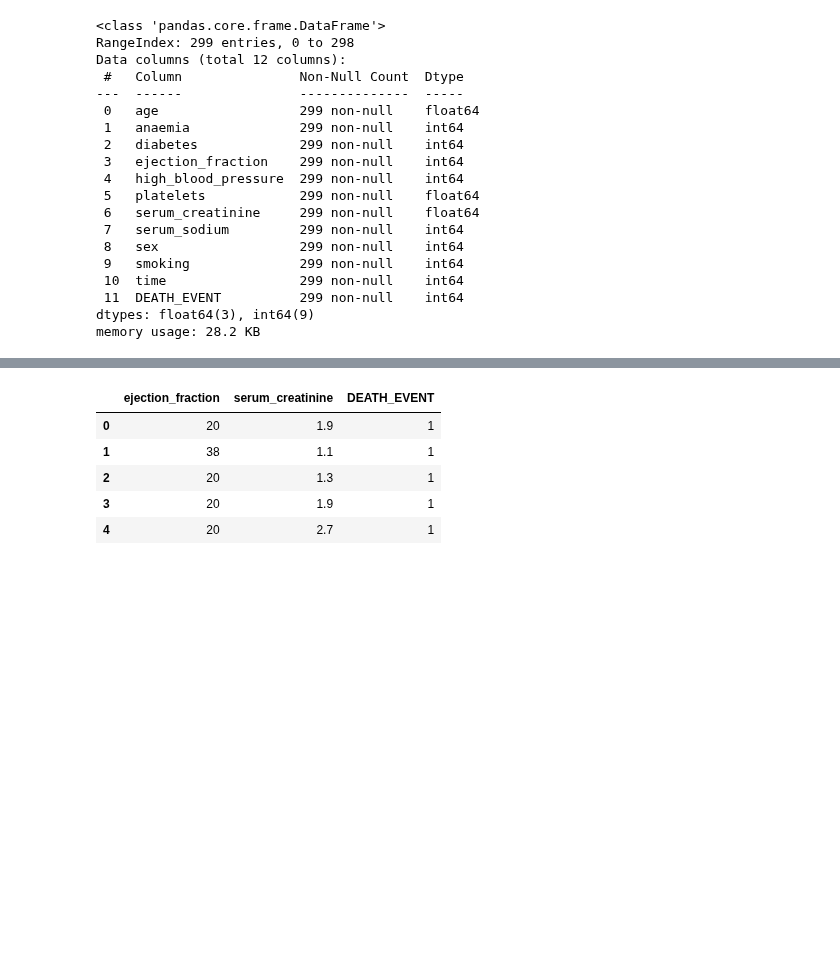
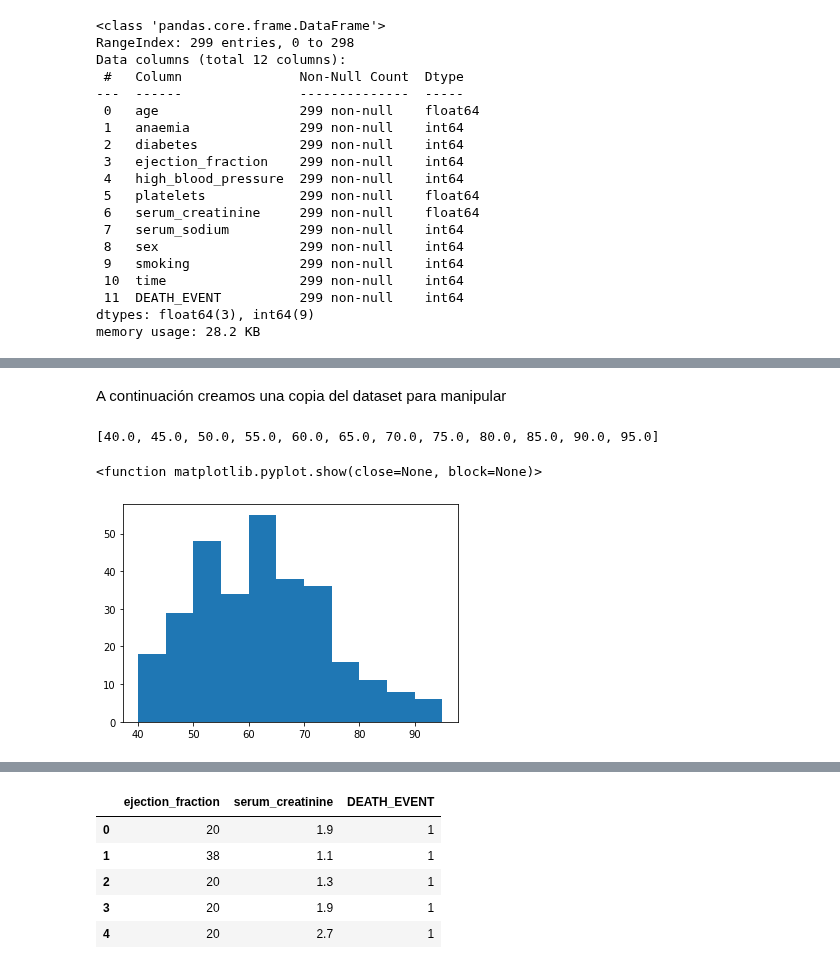
Before and after one commit to Fedenov/Aprendizaje_Automatico_Tarea3, a Jupyter notebook: Tarea3.ipynb, the cells around one changed output, grey strips where cells are left out. Drawn from its saved outputs; the diff is of its cells as text; code cells hidden in the pictures; blank space fills up the shorter version.

```diff
--- a/Tarea3.ipynb
+++ b/Tarea3.ipynb
@@ -72,0 +103,17 @@ dataSet.describe()
+# %% [markdown]
+A continuación creamos una copia del dataset para manipular
+# %%
+newDataSet = dataSet.copy()
+# %%
+bins = []
+for i in range(12):
+    bins.append(40 + (i)*40/8)
+print(bins)
+# %% [output]
+[40.0, 45.0, 50.0, 55.0, 60.0, 65.0, 70.0, 75.0, 80.0, 85.0, 90.0, 95.0]
+# %%
+plt.hist(newDataSet['age'], bins)
+plt.show
+# %% [output]
+<function matplotlib.pyplot.show(close=None, block=None)>
+[figure, added]
```
Also changed, not shown: parts of 26 cells of this notebook.
